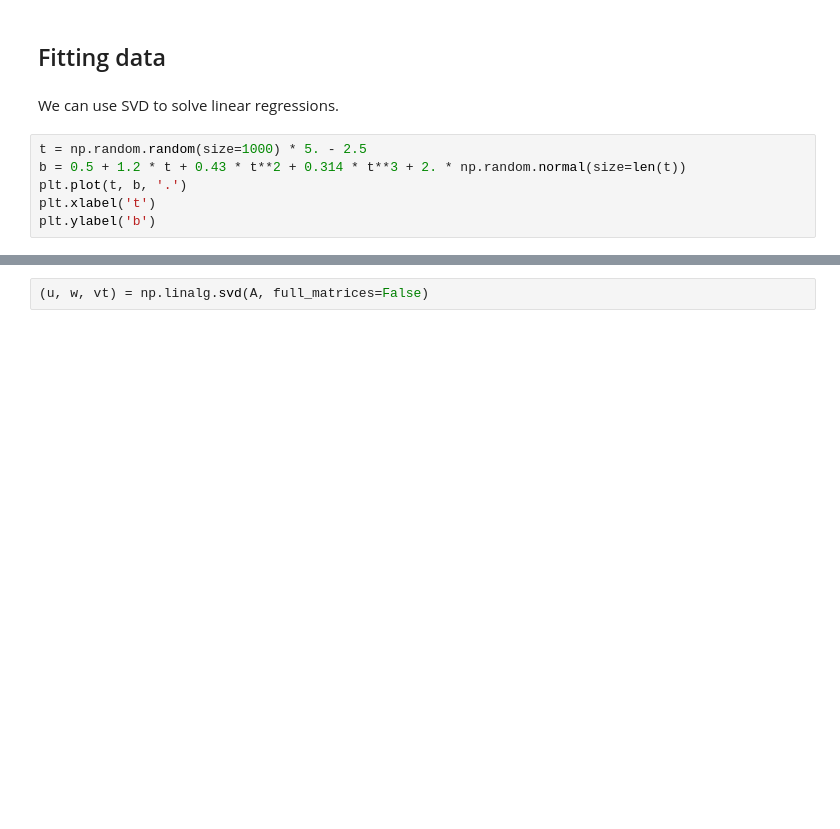
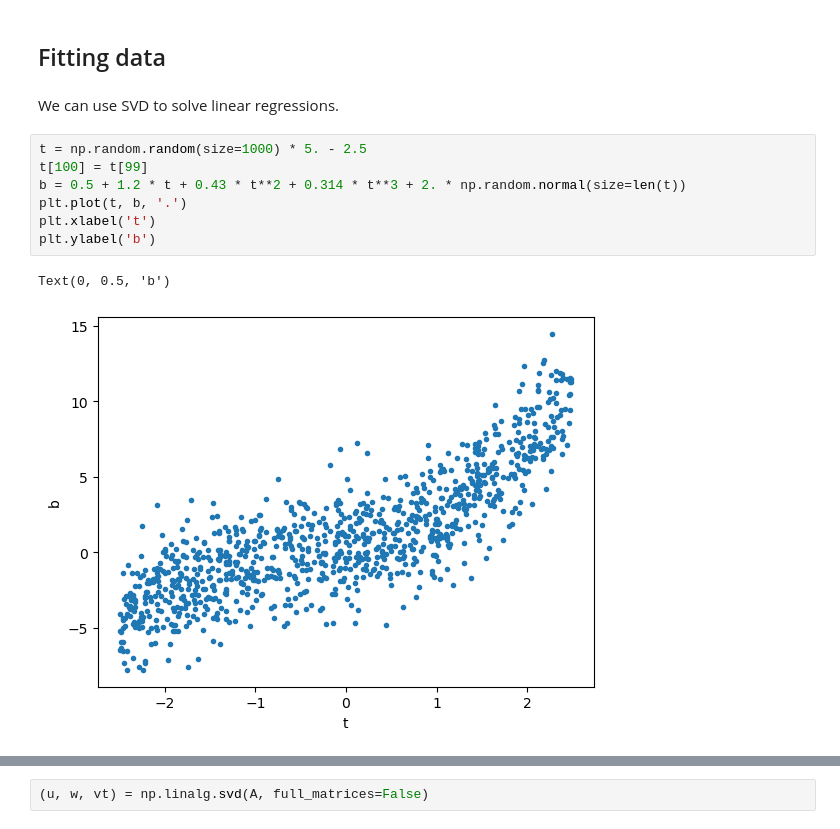
Before and after one commit to blanton144/computational-grad, a Jupyter notebook: docs/notebooks/linear-algebra.ipynb, the cells around one changed output, grey strips where cells are left out. Drawn from its saved outputs; the diff is of its cells as text; blank space fills up the shorter version.

```diff
--- a/docs/notebooks/linear-algebra.ipynb
+++ b/docs/notebooks/linear-algebra.ipynb
@@ -299,10 +299,14 @@ print(VT)
 We can use SVD to solve linear regressions.
 # %%
 t = np.random.random(size=1000) * 5. - 2.5
+t[100] = t[99]
 b = 0.5 + 1.2 * t + 0.43 * t**2 + 0.314 * t**3 + 2. * np.random.normal(size=len(t))
 plt.plot(t, b, '.')
 plt.xlabel('t')
 plt.ylabel('b')
+# %% [output]
+Text(0, 0.5, 'b')
+[figure, added]
 # %%
 A = np.zeros((len(t), 4))
 A[:, 0] = 1.
```
Also changed, not shown: parts of 25 cells of this notebook, 1 other file.
